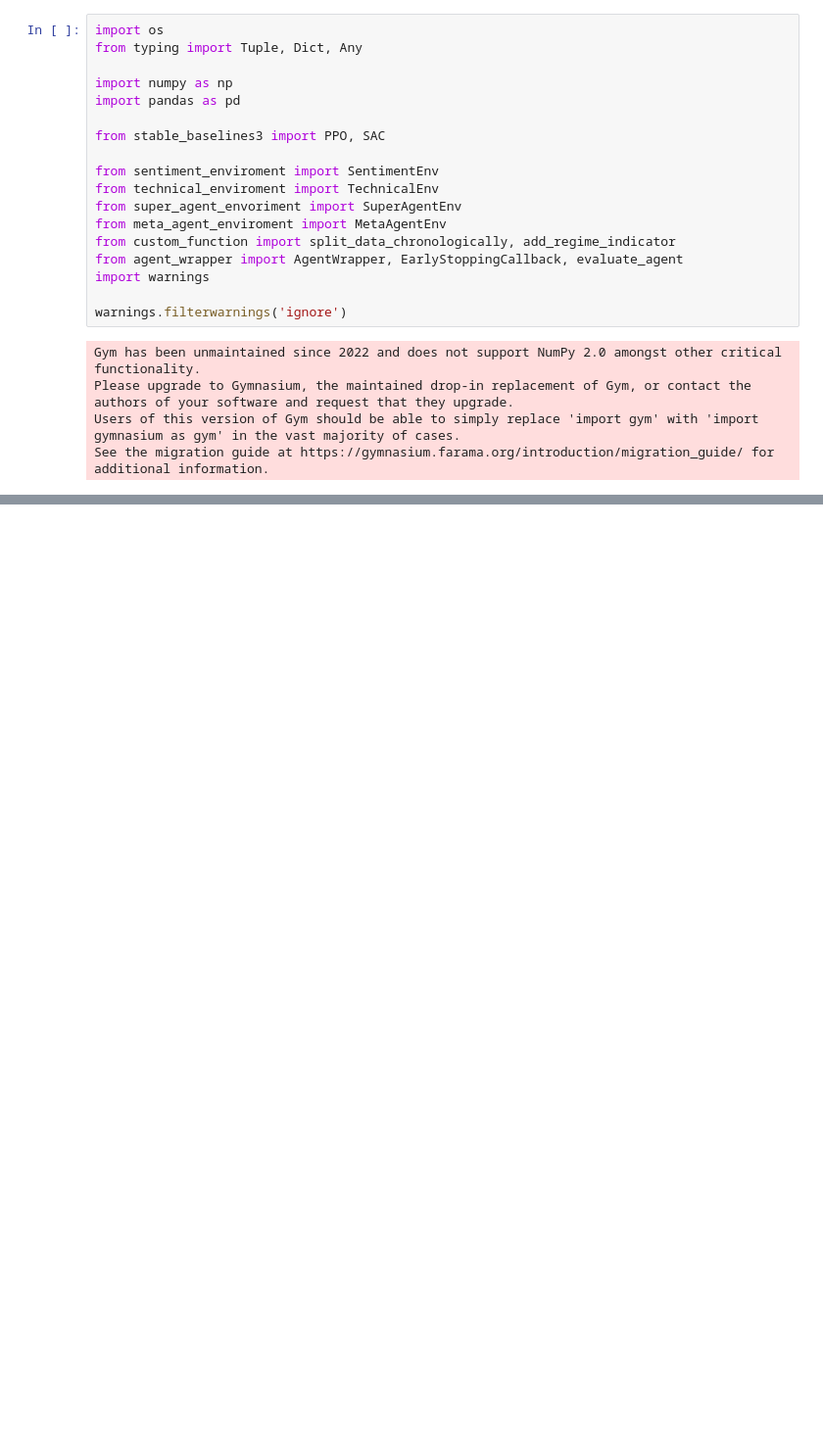
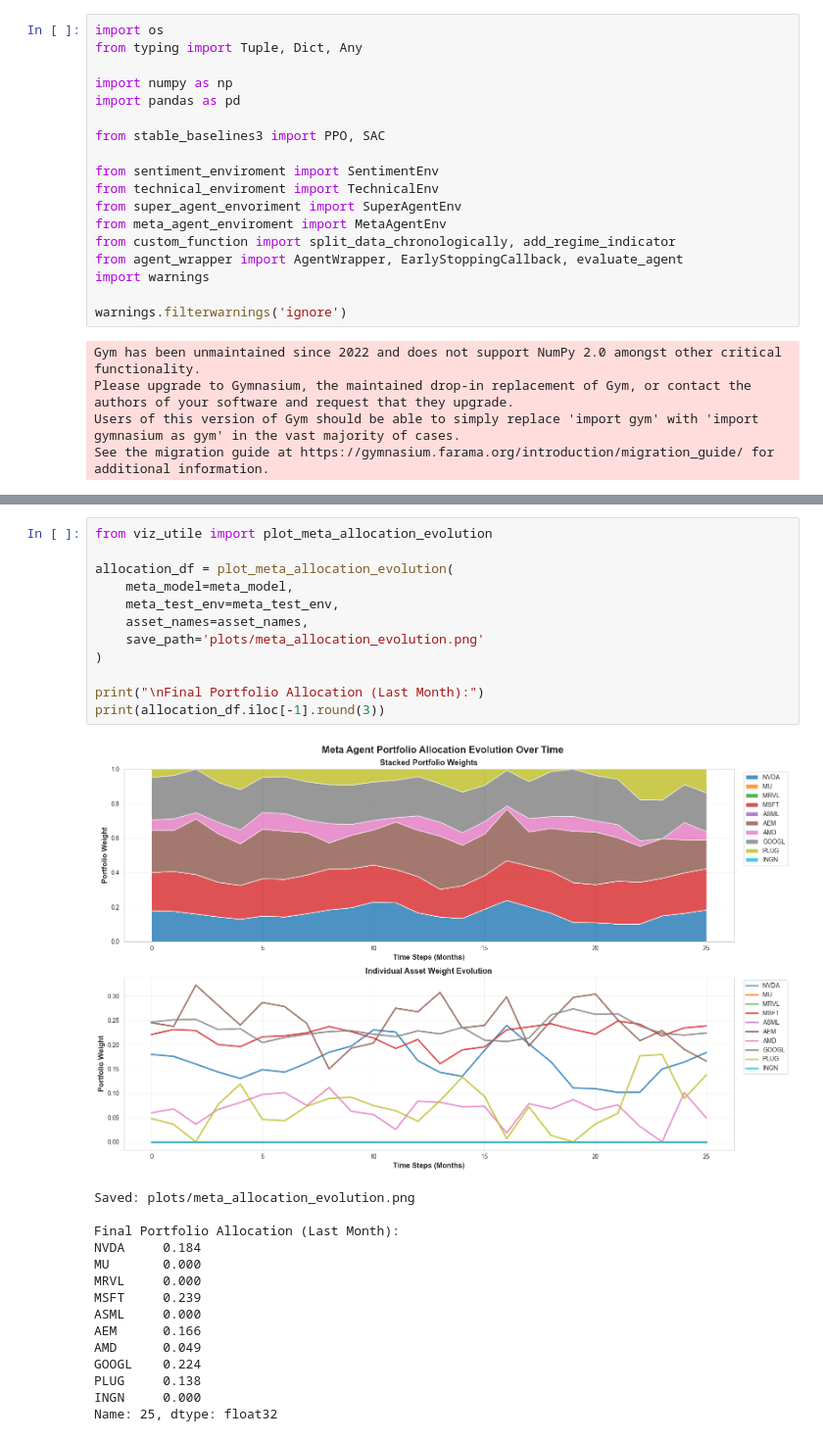
Before and after one commit to natalia-marko/reinforcement-learning-in-finance, a Jupyter notebook: harlf_v4/02_super_and_meta_agents.ipynb, the cells around one changed output, grey strips where cells are left out. Shown: that part at 98% size. Saved outputs shown, nothing was run; the diff lists cells and outputs as text; blank space fills up the shorter version.

```diff
--- a/harlf_v4/02_super_and_meta_agents.ipynb
+++ b/harlf_v4/02_super_and_meta_agents.ipynb
@@ -660,0 +761,28 @@ Total Return Improvement: -11.23%
+# %%
+from viz_utile import plot_meta_allocation_evolution
+
+allocation_df = plot_meta_allocation_evolution(
+    meta_model=meta_model,
+    meta_test_env=meta_test_env,
+    asset_names=asset_names,
+    save_path='plots/meta_allocation_evolution.png'
+)
+
+print("\nFinal Portfolio Allocation (Last Month):")
+print(allocation_df.iloc[-1].round(3))
+# %% [output]
+[figure, added]
+Saved: plots/meta_allocation_evolution.png
+
+Final Portfolio Allocation (Last Month):
+NVDA     0.184
+MU       0.000
+MRVL     0.000
+MSFT     0.239
+ASML     0.000
+AEM      0.166
+AMD      0.049
+GOOGL    0.224
+PLUG     0.138
+INGN     0.000
+Name: 25, dtype: float32
```
Also changed, not shown: parts of 17 cells of this notebook, 22 other files.
